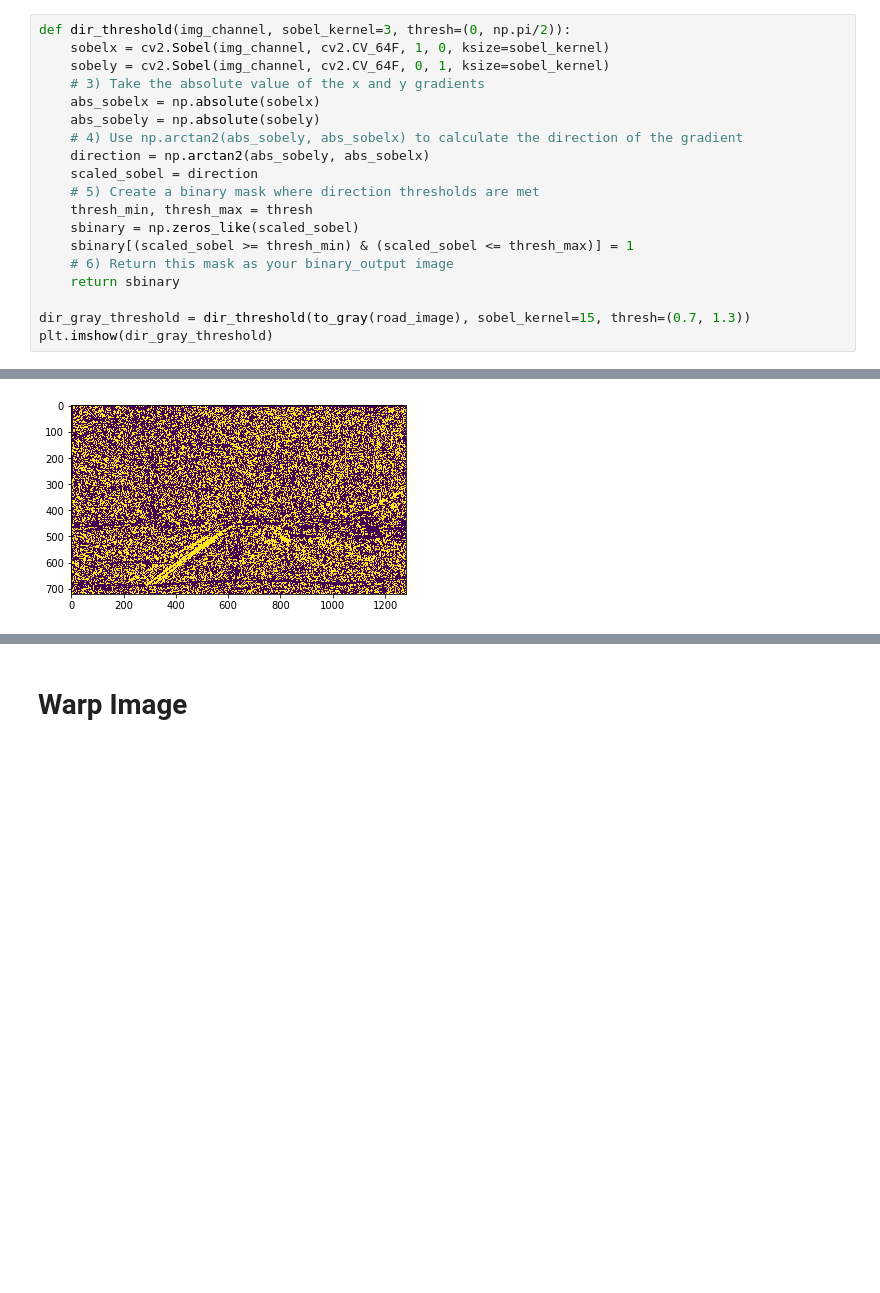
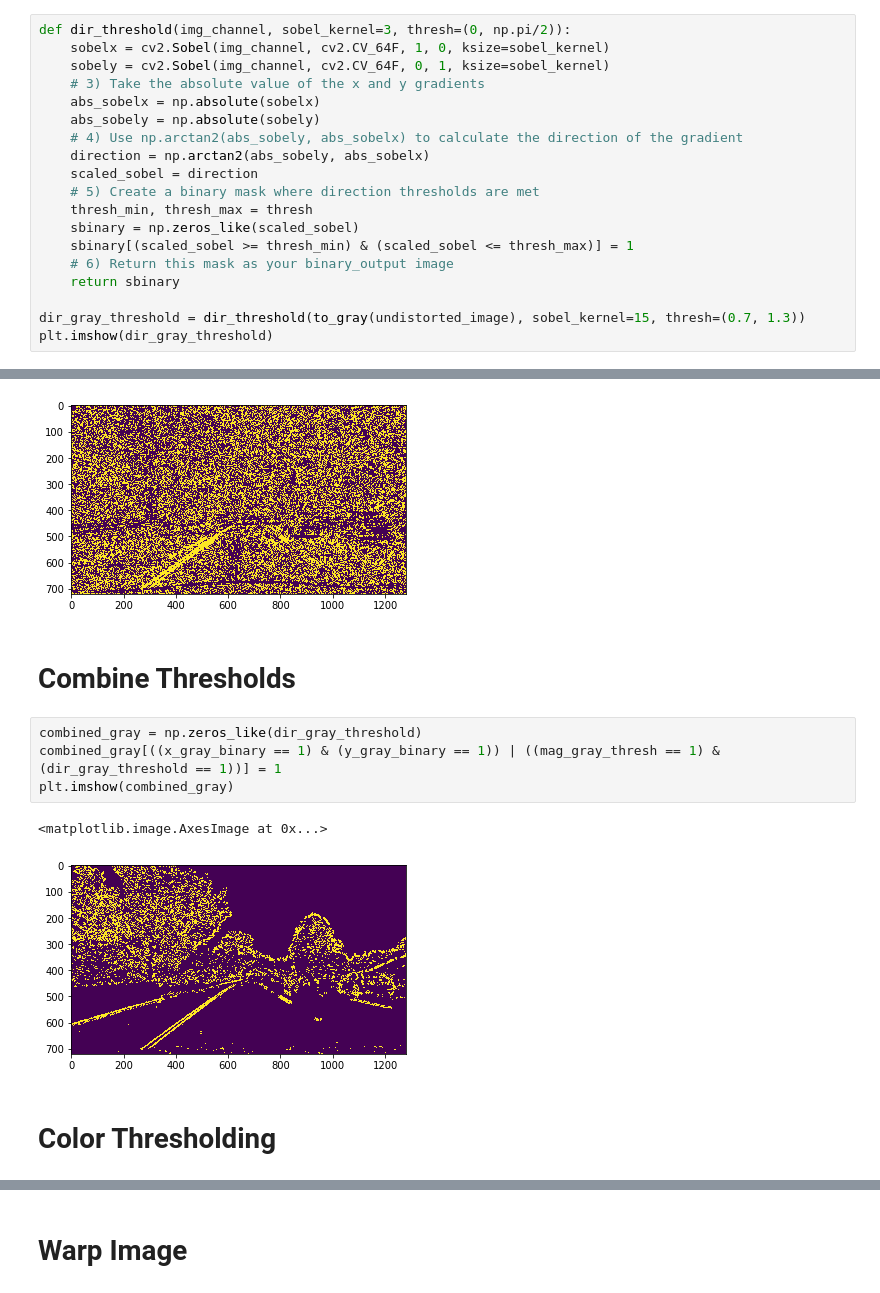
Before and after one commit to YuxiBupt/CarND-Advanced-Lane-Lines, a Jupyter notebook: Avanced-Lane-Finding.ipynb, the cells around one changed output, grey strips where cells are left out. Saved outputs shown, nothing was run; the diff lists cells and outputs as text; blank space fills up the shorter version.

```diff
--- a/Avanced-Lane-Finding.ipynb
+++ b/Avanced-Lane-Finding.ipynb
@@ -176,8 +184,19 @@ def dir_threshold(img_channel, sobel_kernel=3, thresh=(0, np.pi/2)):
     # 6) Return this mask as your binary_output image
     return sbinary
 
-dir_gray_threshold = dir_threshold(to_gray(road_image), sobel_kernel=15, thresh=(0.7, 1.3))
+dir_gray_threshold = dir_threshold(to_gray(undistorted_image), sobel_kernel=15, thresh=(0.7, 1.3))
 plt.imshow(dir_gray_threshold)
 # %% [output]
 <matplotlib.image.AxesImage at 0x...>
 [figure]
+# %% [markdown]
+# Combine Thresholds
+# %%
+combined_gray = np.zeros_like(dir_gray_threshold)
+combined_gray[((x_gray_binary == 1) & (y_gray_binary == 1)) | ((mag_gray_thresh == 1) & (dir_gray_threshold == 1))] = 1
+plt.imshow(combined_gray)
+# %% [output]
+<matplotlib.image.AxesImage at 0x...>
+[figure, added]
+# %% [markdown]
+# Color Thresholding
```
Also changed, not shown: parts of 22 cells of this notebook.
